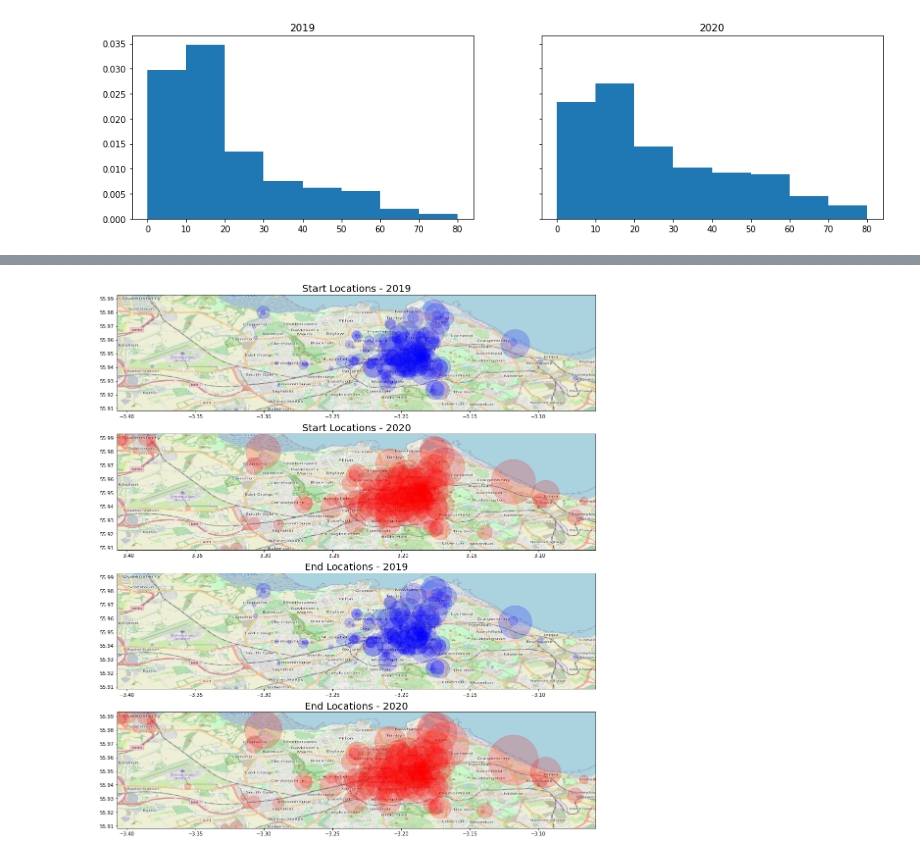
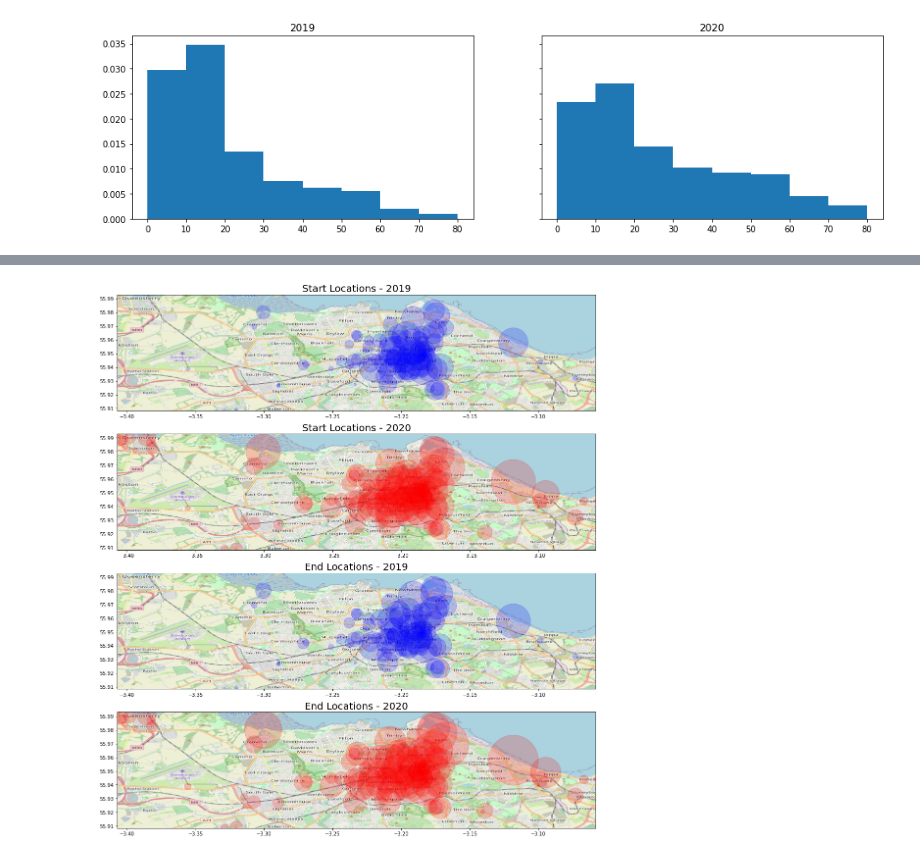
Before and after one commit to Inf2-FDS-2020-2021/final-project-apaj, a Jupyter notebook: exploring.ipynb, the cells around one changed output, grey strips where cells are left out. Cells and saved outputs as stored; diff of their text form; code cells hidden in the pictures.

Commit message:
Processing to combine old locations to new & change stats

```diff
--- a/exploring.ipynb
+++ b/exploring.ipynb
@@ -225,13 +290,8 @@ def get_location_info(trips, pos):
     locs.columns = ['latitude', 'longitude', 'counts']
     return locs
 
-starts_2019 = get_location_info(trips_2019, 'start')
-ends_2019   = get_location_info(trips_2019, 'end')
-# okay very weird...ends_2019 contains the location '53.395525, -2.990138'
-# which is the Exhibition Centre in Liverpool! Definitely something wrong.
-# I checked duration and of the 3 trips one was 7 hours...so it's possible,
-# but the others where short so probably a mistake. Can use this as processing.
-ends_2019 = ends_2019[ends_2019.latitude > 55]
+starts_2019 = get_location_info(trips_2019_replaced, 'start')
+ends_2019   = get_location_info(trips_2019_replaced, 'end')
 starts_2020 = get_location_info(trips_2020, 'start')
 ends_2020   = get_location_info(trips_2020, 'end')
 
@@ -254,31 +314,33 @@ edinburgh_map = plt.imread('map.png') # with boundaries according to map_size
 
 fig, axs = plt.subplots(4, 1, figsize=(60, 20))
 alpha = 0.2
 title_size = 20
 
 for i in range(4):
     axs[i].set_xlim(map_size['min_long'], map_size['max_long'])
     axs[i].set_ylim(map_size['min_lat'], map_size['max_lat'])
     axs[i].imshow(edinburgh_map, zorder=0, extent=map_size.values(), aspect='equal')
 
 axs[0].scatter(starts_2019.longitude, starts_2019.latitude, s=starts_2019.counts, alpha=alpha, c='b')
 axs[0].set_title('Start Locations - 2019', fontsize=title_size)
 
 axs[1].scatter(starts_2020.longitude, starts_2020.latitude, s=starts_2020.counts, alpha=alpha, c='r')
 axs[1].set_title('Start Locations - 2020', fontsize=title_size)
 
 axs[2].scatter(ends_2019.longitude, ends_2019.latitude, s=ends_2019.counts, alpha=alpha, c='b')
 axs[2].set_title('End Locations - 2019', fontsize=title_size)
 
 axs[3].scatter(ends_2020.longitude, ends_2020.latitude, s=ends_2020.counts, alpha=alpha, c='r')
 axs[3].set_title('End Locations - 2020', fontsize=title_size)
 
+
 plt.show()
 
 # Things we can potentially add:
 # * Percentage increase in some of popular rural areas -- are these percentage increases greater than the
 #   percentage increases for locations in the city.
 # * Check whether the locations in top left existed in 2019 (I'm guessing they didn't rather than no one using them.)
+#   - we could do all our comparisons based on only locations that were shared across both years.
 # * Experiment with both on same map
 # %% [output]
-[figure, old version]
+[figure, new version]
```
Also changed, not shown: parts of 7 cells of this notebook.
